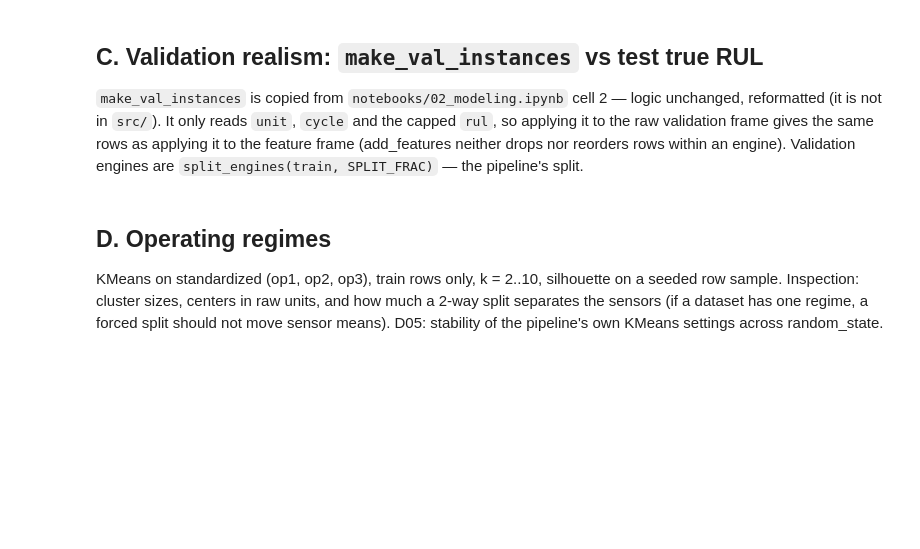
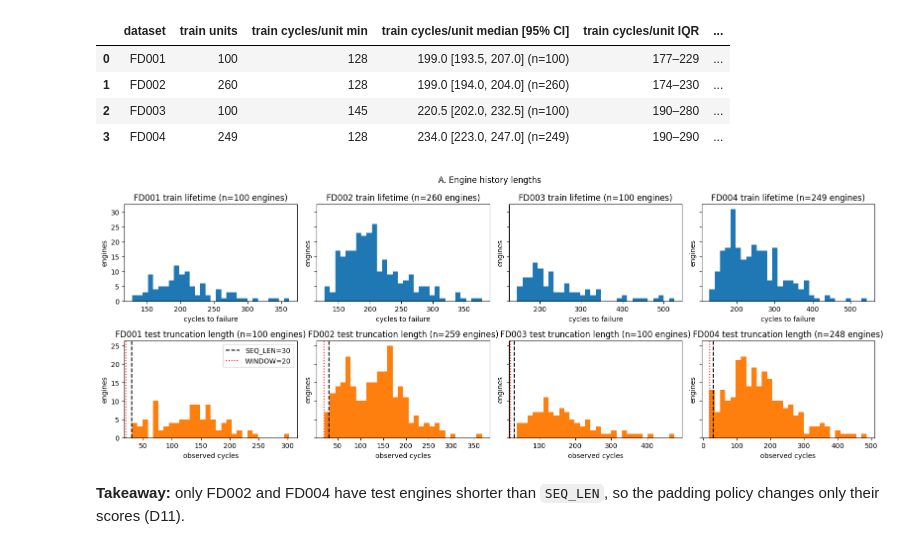
Before and after one commit to karthik-593/NASA_Turbofan_RUL, a Jupyter notebook: notebooks/00_data_audit.ipynb, the cells around one changed output. Cells and saved outputs as stored; diff of their text form; code cells hidden in the pictures; blank space fills up the shorter version.

```diff
--- a/notebooks/00_data_audit.ipynb
+++ b/notebooks/00_data_audit.ipynb
@@ -233 +175,66 @@ REPORT.append(
+# %%
+rows = []
+for ds in DATASETS:
+    rng = rng_for("A", ds)
+    life = train[ds].groupby("unit")["cycle"].max()
+    tlen = test[ds].groupby("unit")["cycle"].max()
+    if len(test_rul[ds]) != len(tlen):
+        raise ValueError(f"{ds}: {len(test_rul[ds])} RUL labels for {len(tlen)} test units")
+    rows.append(
+        {
+            "dataset": ds,
+            "train units": len(life),
+            "train cycles/unit min": int(life.min()),
+            "train cycles/unit median [95% CI]": fmt(boot(life, rng), 1),
+            "train cycles/unit IQR": f"{life.quantile(0.25):.0f}–{life.quantile(0.75):.0f}",
+            "train cycles/unit max": int(life.max()),
+            "test units": len(tlen),
+            "test length min": int(tlen.min()),
+            "test length median [95% CI]": fmt(boot(tlen, rng), 1),
+            "test length max": int(tlen.max()),
+            f"test units < SEQ_LEN ({SEQ_LEN})": int((tlen < SEQ_LEN).sum()),
+            f"test units < WINDOW ({WINDOW})": int((tlen < WINDOW).sum()),
+        }
+    )
+A = pd.DataFrame(rows)
+A_life = {ds: train[ds].groupby("unit")["cycle"].max() for ds in DATASETS}
+A_tlen = {ds: test[ds].groupby("unit")["cycle"].max() for ds in DATASETS}
+display(A)
+
+fig, axes = plt.subplots(2, 4, figsize=(16, 6), sharey="row")
+for j, ds in enumerate(DATASETS):
+    axes[0, j].hist(A_life[ds], bins=30, color="tab:blue")
+    axes[0, j].set_title(f"{ds} train lifetime (n={len(A_life[ds])} engines)")
+    axes[0, j].set_xlabel("cycles to failure")
+    axes[0, j].set_ylabel("engines")
+    axes[1, j].hist(A_tlen[ds], bins=30, color="tab:orange")
+    axes[1, j].axvline(SEQ_LEN, color="k", ls="--", label=f"SEQ_LEN={SEQ_LEN}")
+    axes[1, j].axvline(WINDOW, color="r", ls=":", label=f"WINDOW={WINDOW}")
+    axes[1, j].set_title(f"{ds} test truncation length (n={len(A_tlen[ds])} engines)")
+    axes[1, j].set_xlabel("observed cycles")
+    axes[1, j].set_ylabel("engines")
+axes[1, 0].legend()
+fig.suptitle("A. Engine history lengths")
+fig.tight_layout()
+fig_a = save_fig(fig, "A_lengths.png")
+plt.show()
+
+n_short = {ds: int((A_tlen[ds] < SEQ_LEN).sum()) for ds in DATASETS}
+REPORT.append(
+    "## A. Structure\n\n"
+    "Counts are exact (census of the files). Medians carry a 95% bootstrap CI over engines.\n\n"
+    + md_table(A)
+    + f"\n\n![lengths]({fig_a})\n\n"
+    + "Test engines shorter than `SEQ_LEN` are left-padded with zeros by the LSTM (D11): "
+    + ", ".join(f"{ds} {n_short[ds]}/{len(A_tlen[ds])}" for ds in DATASETS)
+    + ". Test engines shorter than `WINDOW` get rolling features from fewer than `WINDOW` "
+    "cycles: " + ", ".join(f"{ds} {int((A_tlen[ds] < WINDOW).sum())}" for ds in DATASETS) + ".\n"
+)
+# %% [output]
+|  | dataset | train units | train cycles/unit min | train cycles/unit median [95% CI] | train cycles/unit IQR | ... |
+| 0 | FD001 | 100 | 128 | 199.0 [193.5, 207.0] (n=100) | 177–229 | ... |
+| 1 | FD002 | 260 | 128 | 199.0 [194.0, 204.0] (n=260) | 174–230 | ... |
+| 2 | FD003 | 100 | 145 | 220.5 [202.0, 232.5] (n=100) | 190–280 | ... |
+| 3 | FD004 | 249 | 128 | 234.0 [223.0, 247.0] (n=249) | 190–290 | ... |
+[figure, added]
 # %%
@@ -278,8 +242,2 @@ REPORT.append(
 # %% [markdown]
-## C. Validation realism: `make_val_instances` vs test true RUL
-
-`make_val_instances` is copied from `notebooks/02_modeling.ipynb` cell 2 — logic unchanged,
-reformatted (it is not in `src/`). It only reads `unit`, `cycle` and the capped `rul`, so
-applying it to the raw validation frame gives the same rows as applying it to the feature
-frame (add_features neither drops nor reorders rows within an engine). Validation engines are
-`split_engines(train, SPLIT_FRAC)` — the pipeline's split.
+**Takeaway:** only FD002 and FD004 have test engines shorter than `SEQ_LEN`, so the padding policy changes only their scores (D11).
@@ -383,7 +243,0 @@ REPORT.append(
-# %% [markdown]
-## D. Operating regimes
-
-KMeans on standardized (op1, op2, op3), train rows only, k = 2..10, silhouette on a seeded
-row sample. Inspection: cluster sizes, centers in raw units, and how much a 2-way split
-separates the sensors (if a dataset has one regime, a forced split should not move sensor
-means). D05: stability of the pipeline's own KMeans settings across random_state.
```
Also changed, not shown: parts of 80 cells of this notebook, 13 other files.
